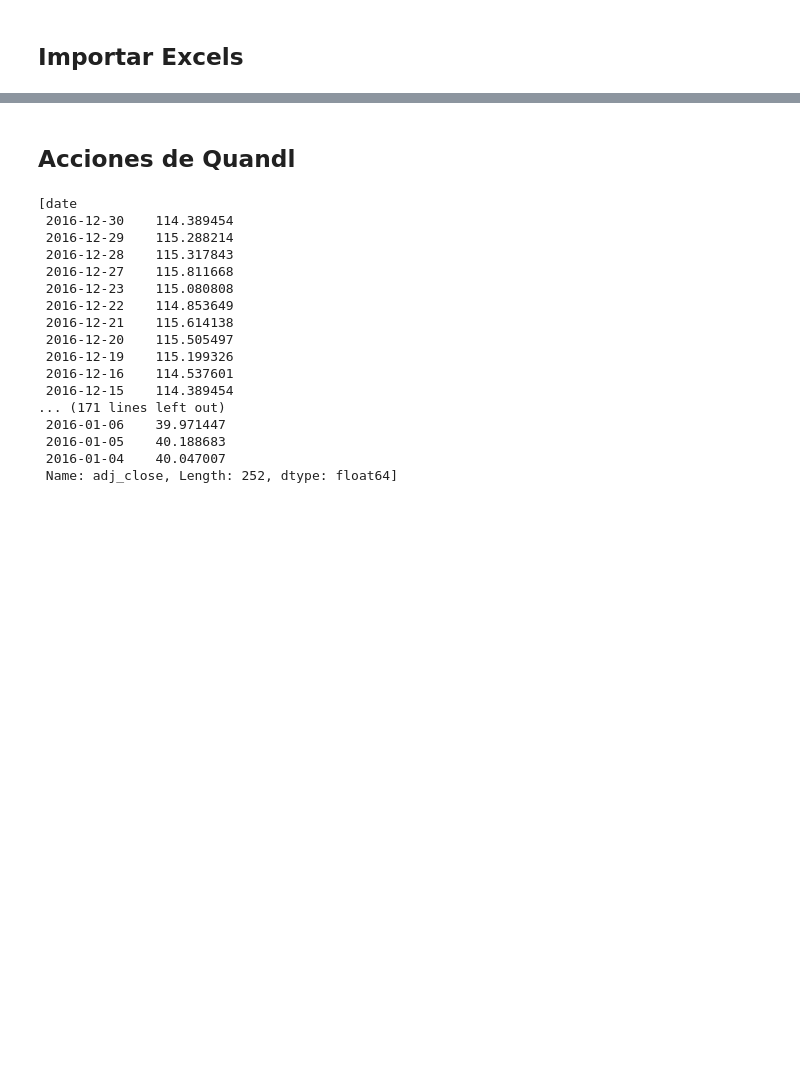
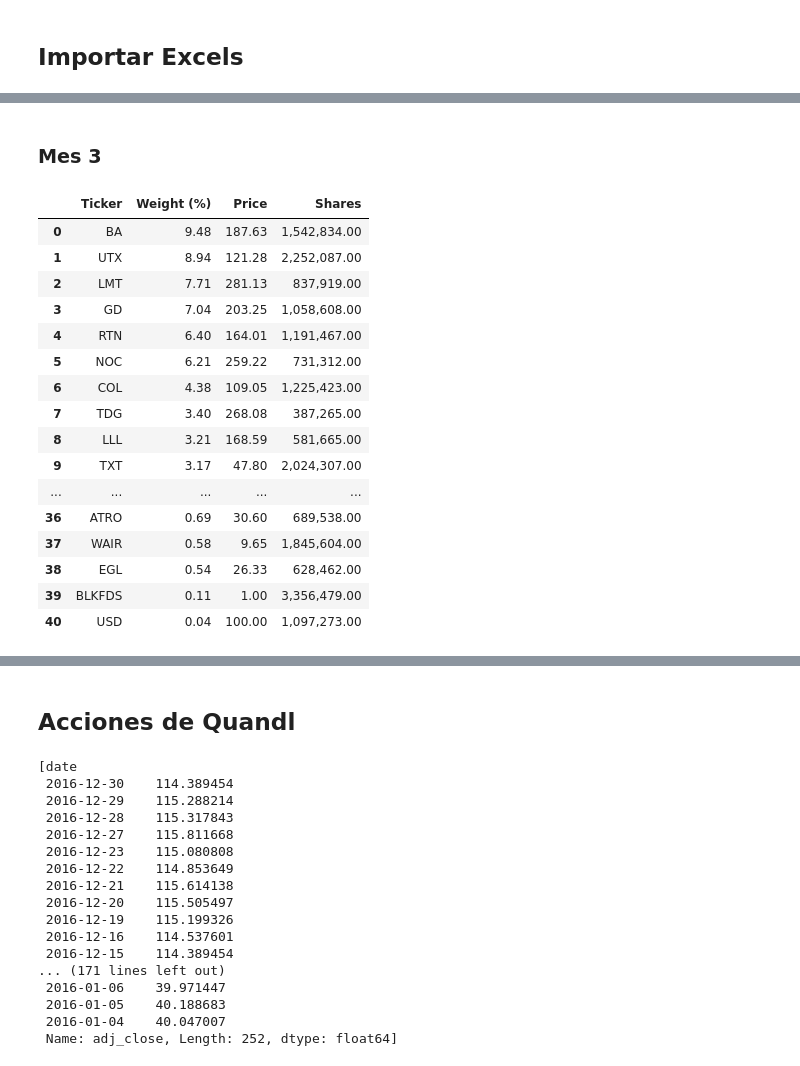
Before and after one commit to Dianachav/Trading_Lab1, a Jupyter notebook: Lab1_Python.ipynb, the cells around one changed output, grey strips where cells are left out. Saved outputs shown, nothing was run; the diff lists cells and outputs as text; code cells hidden in the pictures; blank space fills up the shorter version.

```diff
--- a/Lab1_Python.ipynb
+++ b/Lab1_Python.ipynb
@@ -65,0 +82,25 @@ Name: Share, dtype: object
+# %% [markdown]
+### Mes 3
+# %%
+mes3 = pd.read_csv('https://raw.githubusercontent.com/Dianachav/Trading_Lab1/master/ITA_holdings-3.csv', skiprows=10, delim_whitespace=False)
+mes3=mes3.drop(columns = ['Name', 'Asset Class', "Market Value", 'Notional Value', 'Sector', 'SEDOL', 'ISIN', 'Exchange'])
+mes3=mes3.dropna(axis=0)
+mes3
+# %% [output]
+|  | Ticker | Weight (%) | Price | Shares |
+| 0 | BA | 9.48 | 187.63 | 1,542,834.00 |
+| 1 | UTX | 8.94 | 121.28 | 2,252,087.00 |
+| 2 | LMT | 7.71 | 281.13 | 837,919.00 |
+| 3 | GD | 7.04 | 203.25 | 1,058,608.00 |
+| 4 | RTN | 6.40 | 164.01 | 1,191,467.00 |
+| 5 | NOC | 6.21 | 259.22 | 731,312.00 |
+| 6 | COL | 4.38 | 109.05 | 1,225,423.00 |
+| 7 | TDG | 3.40 | 268.08 | 387,265.00 |
+| 8 | LLL | 3.21 | 168.59 | 581,665.00 |
+| 9 | TXT | 3.17 | 47.80 | 2,024,307.00 |
+| ... | ... | ... | ... | ... |
+| 36 | ATRO | 0.69 | 30.60 | 689,538.00 |
+| 37 | WAIR | 0.58 | 9.65 | 1,845,604.00 |
+| 38 | EGL | 0.54 | 26.33 | 628,462.00 |
+| 39 | BLKFDS | 0.11 | 1.00 | 3,356,479.00 |
+| 40 | USD | 0.04 | 100.00 | 1,097,273.00 |
```
Also changed, not shown: parts of 35 cells of this notebook.
